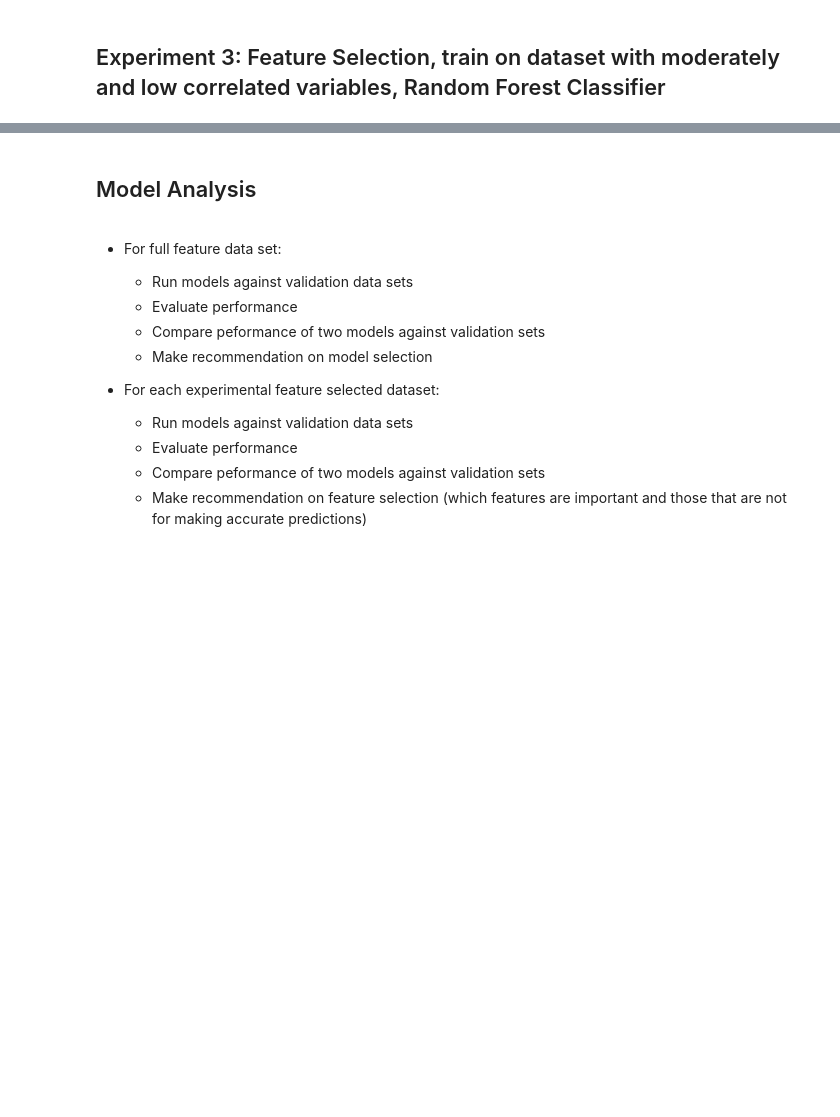
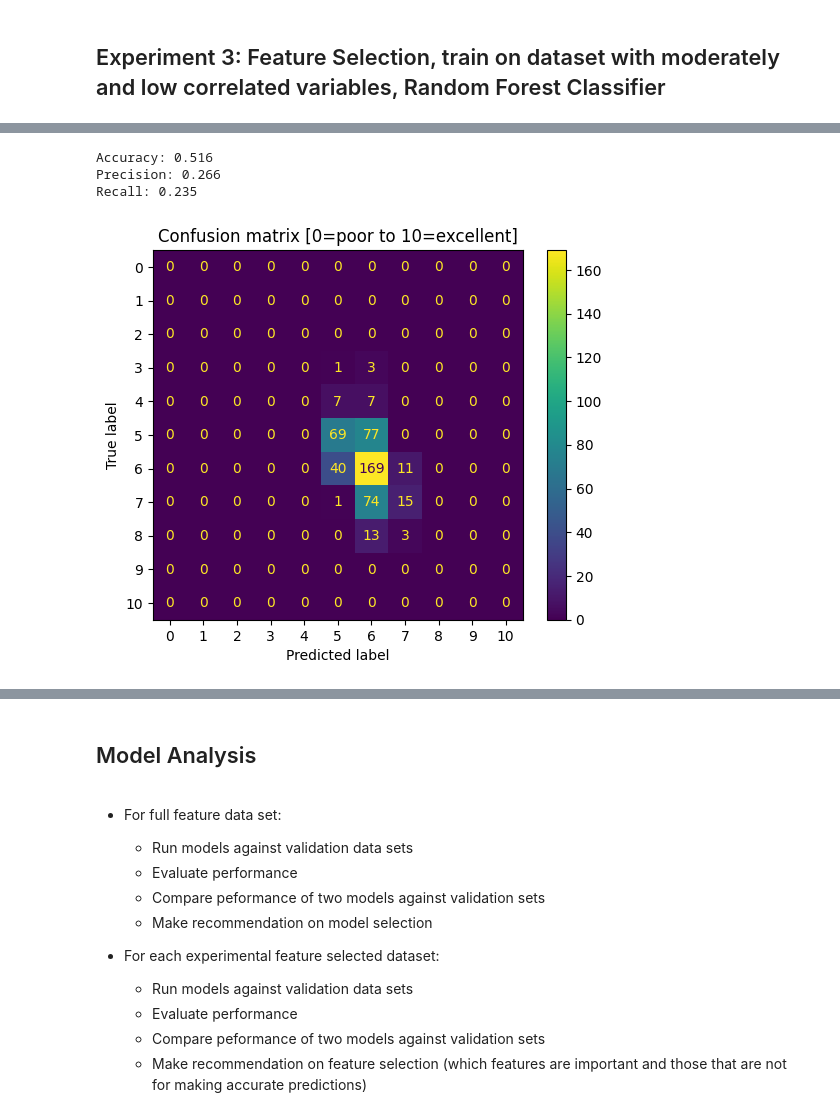
Before and after one commit to dangrant6/Wine-Quality, a Jupyter notebook: wine-quality-analysis.ipynb, the cells around one changed output, grey strips where cells are left out. Drawn from its saved outputs; the diff is of its cells as text; code cells hidden in the pictures; blank space fills up the shorter version.

```diff
--- a/wine-quality-analysis.ipynb
+++ b/wine-quality-analysis.ipynb
@@ -388,0 +458,8 @@ Recall: 0.454
+# %%
+# Run on test set
+svm_classifier_run_experiment(svm_model, X_test_imp, y_test)
+# %% [output]
+Accuracy: 0.516
+Precision: 0.266
+Recall: 0.235
+[figure, added]
```
Also changed, not shown: parts of 19 cells of this notebook.
